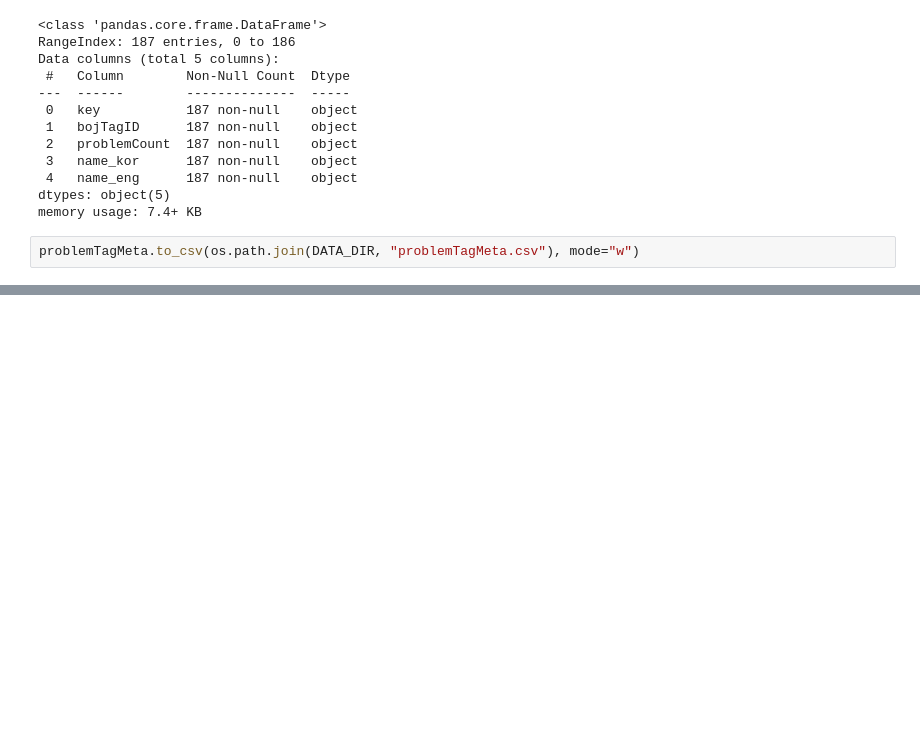
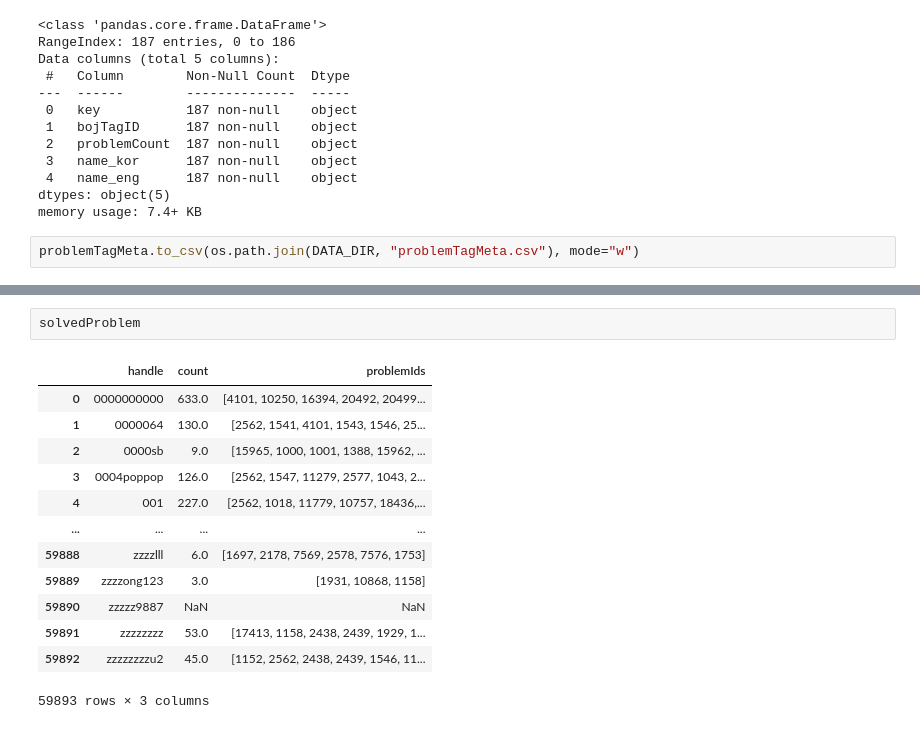
Before and after one commit to Capstone-Algo-Recommendation/ML-recommendation, a Jupyter notebook: data/get_data.ipynb, the cells around one changed output, grey strips where cells are left out. Cells and saved outputs as stored; diff of their text form; blank space fills up the shorter version.

```diff
--- a/data/get_data.ipynb
+++ b/data/get_data.ipynb
@@ -421,0 +542,16 @@ problemTagMeta.to_csv(os.path.join(DATA_DIR, "problemTagMeta.csv"), mode="w")
+# %%
+solvedProblem
+# %% [output]
+|  | handle | count | problemIds |
+| 0 | 0000000000 | 633.0 | [4101, 10250, 16394, 20492, 20499... |
+| 1 | 0000064 | 130.0 | [2562, 1541, 4101, 1543, 1546, 25... |
+| 2 | 0000sb | 9.0 | [15965, 1000, 1001, 1388, 15962, ... |
+| 3 | 0004poppop | 126.0 | [2562, 1547, 11279, 2577, 1043, 2... |
+| 4 | 001 | 227.0 | [2562, 1018, 11779, 10757, 18436,... |
+| ... | ... | ... | ... |
+| 59888 | zzzzlll | 6.0 | [1697, 2178, 7569, 2578, 7576, 1753] |
+| 59889 | zzzzong123 | 3.0 | [1931, 10868, 1158] |
+| 59890 | zzzzz9887 | NaN | NaN |
+| 59891 | zzzzzzzz | 53.0 | [17413, 1158, 2438, 2439, 1929, 1... |
+| 59892 | zzzzzzzzu2 | 45.0 | [1152, 2562, 2438, 2439, 1546, 11... |
+59893 rows × 3 columns
```
Also changed, not shown: parts of 29 cells of this notebook.
